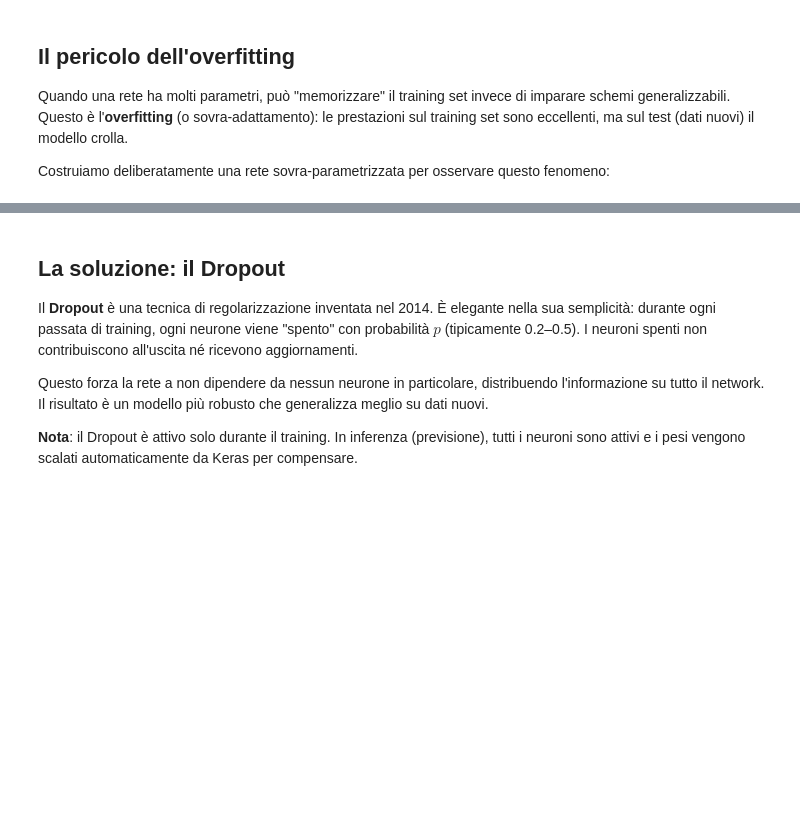
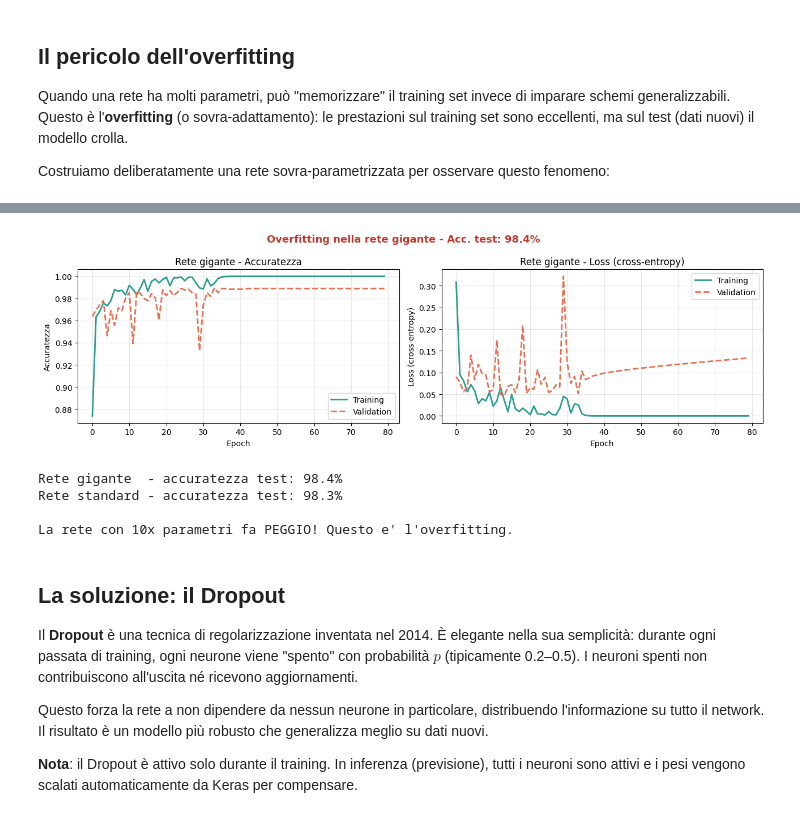
Before and after one commit to lucalazzaroni/NeuralNetworks, a Jupyter notebook: 03_sfida_tra_modelli.ipynb, the cells around one changed output, grey strips where cells are left out. Saved outputs shown, nothing was run; the diff lists cells and outputs as text; code cells hidden in the pictures; blank space fills up the shorter version.

```diff
--- a/03_sfida_tra_modelli.ipynb
+++ b/03_sfida_tra_modelli.ipynb
@@ -319,30 +313,36 @@ KeyboardInterrupt:
 # %%
 # Visualizziamo la divergenza training vs. validation: la firma dell'overfitting
 fig, assi = plt.subplots(1, 2, figsize=(13, 4))
 
 for asse, chiave, titolo in zip(
         assi,
         ['accuracy', 'loss'],
         ['Accuratezza', 'Loss (cross-entropy)']):
     asse.plot(storia_gig.history[chiave],
               label='Training', color='#2a9d8f', linewidth=2)
     asse.plot(storia_gig.history[f'val_{chiave}'],
               label='Validation', color='#e76f51', linewidth=2, linestyle='--')
     asse.set_xlabel('Epoch')
     asse.set_ylabel(titolo)
-    asse.set_title(f'Rete gigante — {titolo}')
+    asse.set_title(f'Rete gigante - {titolo}')
     asse.legend()
     asse.grid(True, alpha=0.3)
 
 _, acc_gig = modello_gigante.evaluate(X_test_sc, y_test_0, verbose=0)
-plt.suptitle(f'Overfitting nella rete gigante — Acc. test: {acc_gig:.1%}',
+plt.suptitle(f'Overfitting nella rete gigante - Acc. test: {acc_gig:.1%}',
              fontsize=13, fontweight='bold', color='#c0392b')
 plt.tight_layout()
 plt.show()
 
-print(f"Rete gigante  — accuratezza test: {acc_gig:.1%}")
-print(f"Rete standard — accuratezza test: {acc_mlp:.1%}")
+print(f"Rete gigante  - accuratezza test: {acc_gig:.1%}")
+print(f"Rete standard - accuratezza test: {acc_mlp:.1%}")
 print("\nLa rete con 10x parametri fa PEGGIO! Questo e' l'overfitting.")
+# %% [output]
+[figure, added]
+Rete gigante  - accuratezza test: 98.4%
+Rete standard - accuratezza test: 98.3%
+
+La rete con 10x parametri fa PEGGIO! Questo e' l'overfitting.
 # %% [markdown]
 ## La soluzione: il Dropout
 
```
Also changed, not shown: parts of 9 cells of this notebook, 3 other files.
